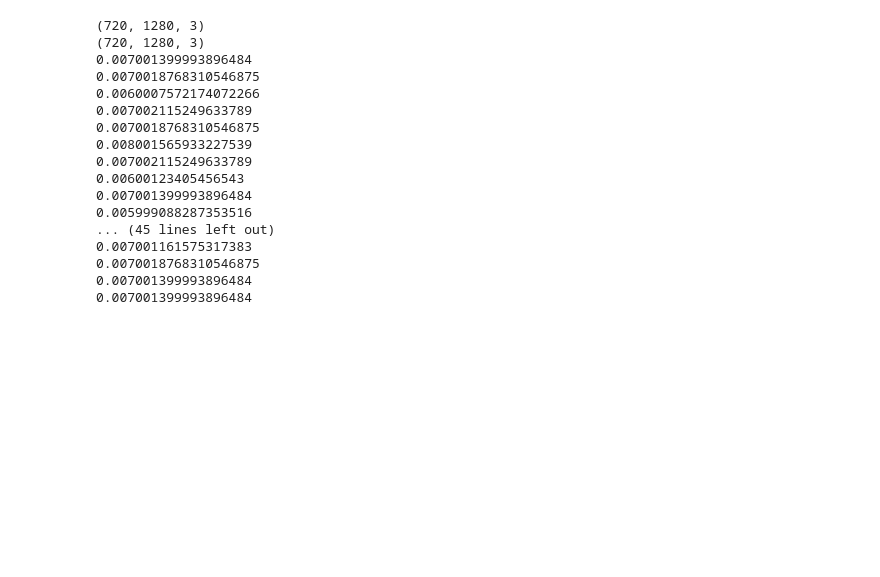
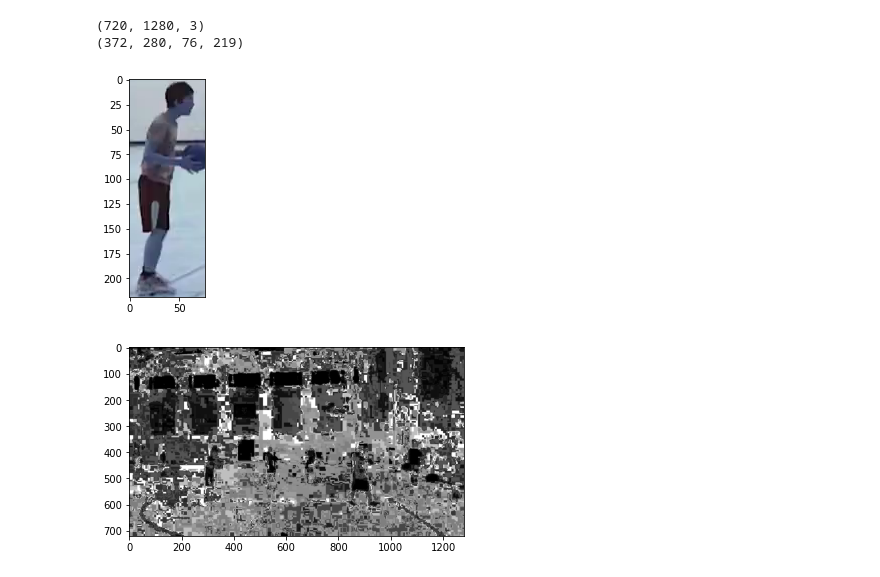
Before and after one commit to adriankucharski/AOC, a Jupyter notebook: main.ipynb, the cells around one changed output. Drawn from its saved outputs; the diff is of its cells as text; code cells hidden in the pictures; blank space fills up the shorter version.

```diff
--- a/main.ipynb
+++ b/main.ipynb
@@ -12,7 +12,7 @@ scale = 1
 stride = 4
 margin = 40
 
-video = cv2.VideoCapture("videos/billiard_3.mp4")
+video = cv2.VideoCapture("videos/basketball_1.mp4")
 
 _, first_frame = video.read()
 first_frame = preprocess_frame(first_frame, scale=scale)
@@ -20,24 +20,9 @@ while True:
     selected_box = SelectBoxWindow.show_and_get_box(first_frame)
     if selected_box[-1] != 0 and selected_box[-2] != 0:
         break
-
+print(selected_box)
 tracker = ObjectTracker(first_frame, selected_box, stride=stride, margin=margin)
 show_tracking_animation(video, tracker, scale=scale)
 # %% [output]
 (720, 1280, 3)
-(720, 1280, 3)
-0.007001399993896484
-0.0070018768310546875
-0.0060007572174072266
-0.007002115249633789
-0.0070018768310546875
-0.008001565933227539
-0.007002115249633789
-0.00600123405456543
-0.007001399993896484
-0.005999088287353516
-... (45 lines left out)
-0.007001161575317383
-0.0070018768310546875
-0.007001399993896484
-0.007001399993896484
+(372, 280, 76, 219)
@@ -43,0 +90,40 @@ show_tracking_animation(video, tracker, scale=scale)
+# %%
+from matplotlib import pyplot as plt
+import numpy as np
+import cv2
+
+v = "videos/basketball_1.mp4"
+
+video = cv2.VideoCapture(v)
+_, first_frame = video.read()
+x, y, w, h = (202, 327, 24, 24)
+y, x, w, h = (372, 280, 76, 219)
+roi = first_frame[y: y + h, x: x + w]
+hsv_roi = cv2.cvtColor(roi, cv2.COLOR_BGR2HSV)
+roi_hist = cv2.calcHist([hsv_roi], [0], None, [180], [0, 180])
+roi_hist = cv2.normalize(roi_hist, roi_hist, 0, 255, cv2.NORM_MINMAX)
+
+plt.imshow(roi)
+plt.show()
+term_criteria = (cv2.TERM_CRITERIA_EPS | cv2.TERM_CRITERIA_COUNT, 15, 1)
+while 1:
+    ret, frame = video.read()
+    # frame = cv2.cvtColor(frame, cv2.COLOR_BGR2RGB)
+    if ret == True:
+        hsv = cv2.cvtColor(frame, cv2.COLOR_BGR2HSV)
+        mask = cv2.calcBackProject([hsv], [0], roi_hist, [0, 180], 1)
+        _, track_window = cv2.meanShift(mask, (x, y, w, h), term_criteria)
+        x, y, w, h = track_window
+        img2 = cv2.rectangle(frame, (x, y), (x + w, y + h), (0, 0, 255), 2)
+
+        plt.imshow(mask, 'gray')
+        plt.show()
+        break
+
+        cv2.imshow("img2", img2)
+        if cv2.waitKey(25) & 0xFF == ord("q"):
+            cv2.destroyAllWindows()
+            break
+# %% [output]
+[figure, added]
+[figure, added]
```
Also changed, not shown: parts of 2 cells of this notebook, 2 other files.
